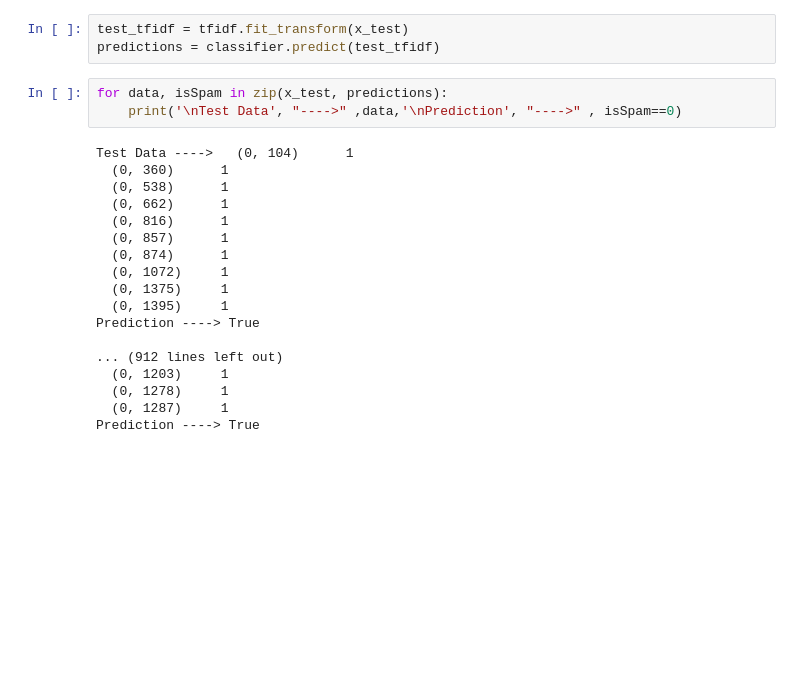
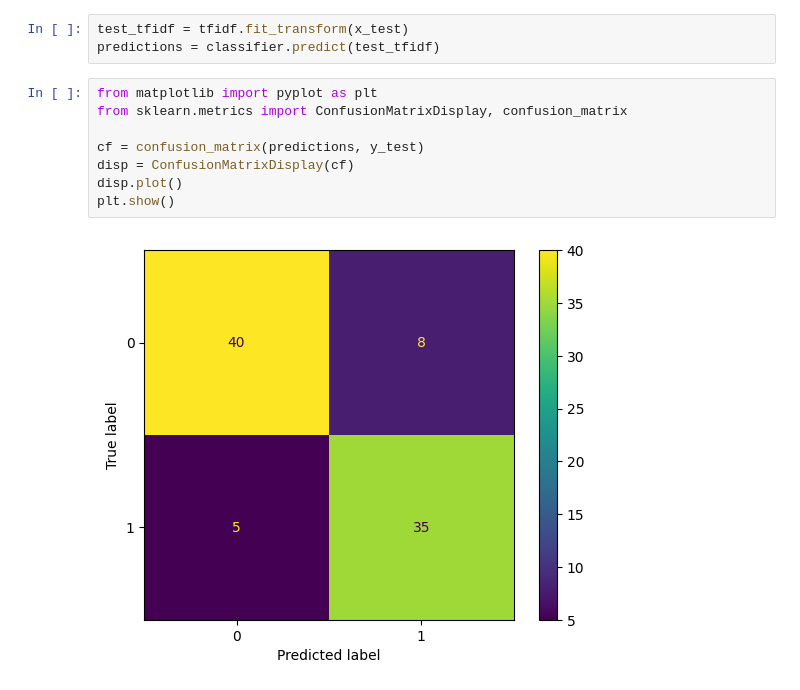
Before and after one commit to NiceVincent/COMP237_GroupProject-1, a Jupyter notebook: project_category_text_predictor.ipynb, the cells around one changed output. Saved outputs shown, nothing was run; the diff lists cells and outputs as text; blank space fills up the shorter version.

```diff
--- a/project_category_text_predictor.ipynb
+++ b/project_category_text_predictor.ipynb
@@ -131,24 +142,13 @@ classifier = MultinomialNB().fit(train_tfidf, y_train)
 # %%
 test_tfidf = tfidf.fit_transform(x_test)
 predictions = classifier.predict(test_tfidf)
-# %%
-for data, isSpam in zip(x_test, predictions):
-    print('\nTest Data', "---->" ,data,'\nPrediction', "---->" , isSpam==0)
-# %% [output]
-Test Data ---->   (0, 104)      1
-  (0, 360)      1
-  (0, 538)      1
-  (0, 662)      1
-  (0, 816)      1
-  (0, 857)      1
-  (0, 874)      1
-  (0, 1072)     1
-  (0, 1375)     1
-  (0, 1395)     1
-Prediction ----> True
-
-... (912 lines left out)
-  (0, 1203)     1
-  (0, 1278)     1
-  (0, 1287)     1
-Prediction ----> True
+# %%
+from matplotlib import pyplot as plt
+from sklearn.metrics import ConfusionMatrixDisplay, confusion_matrix
+
+cf = confusion_matrix(predictions, y_test)
+disp = ConfusionMatrixDisplay(cf)
+disp.plot()
+plt.show()
+# %% [output]
+[figure, added]
```
Also changed, not shown: parts of 4 cells of this notebook.
